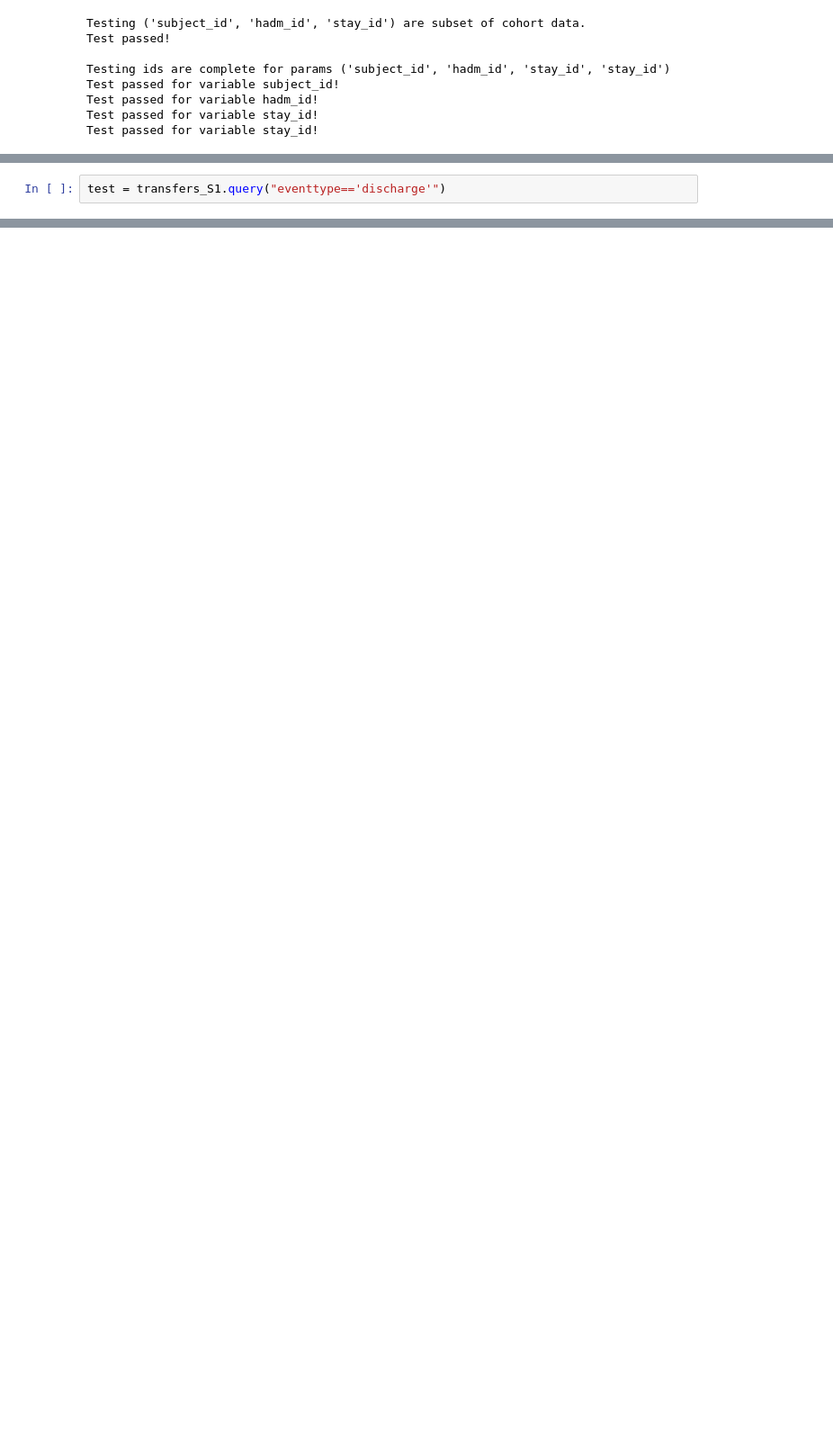
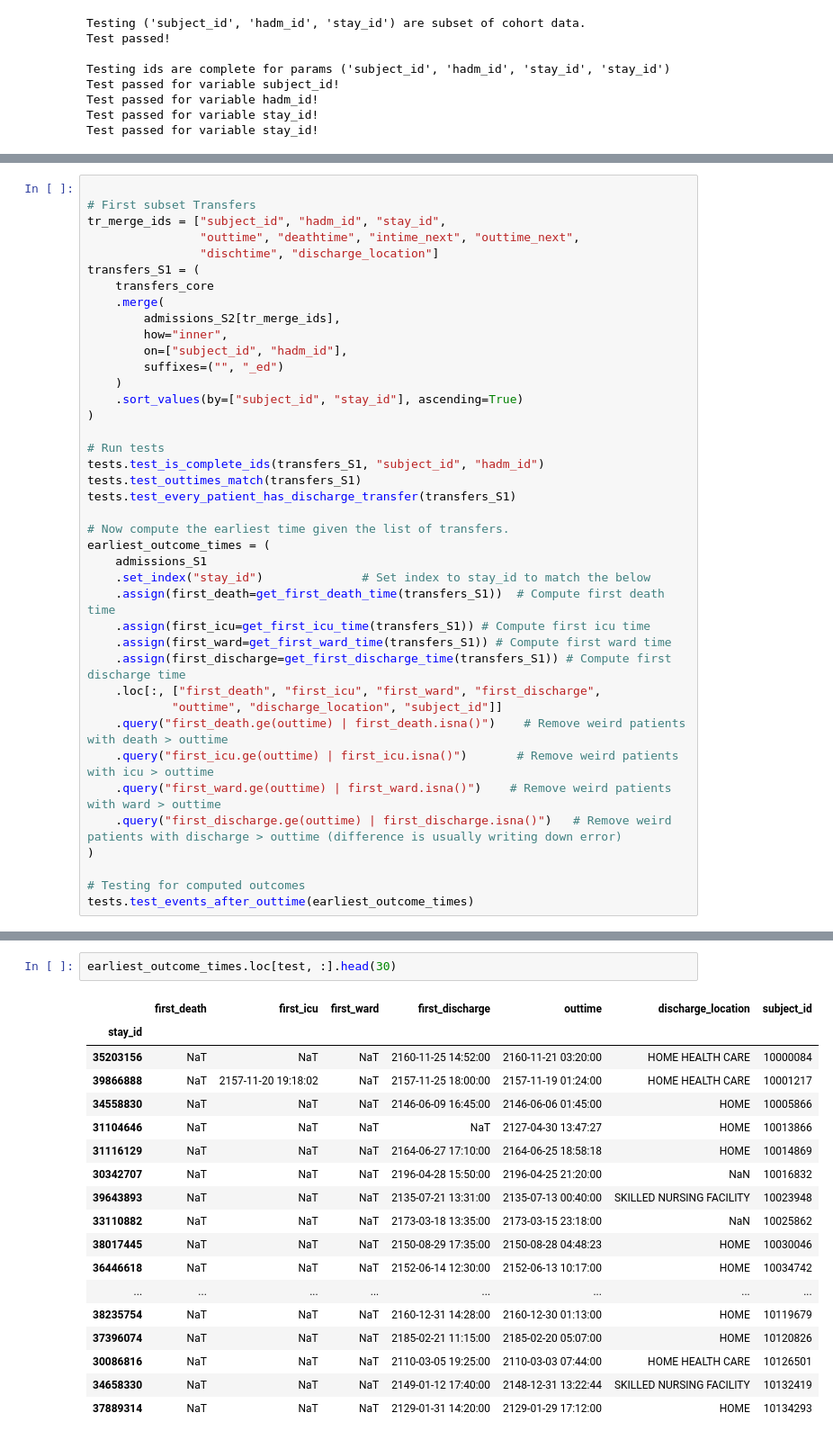
Before and after one commit to hrna-ox/VarPhenClustering, a Jupyter notebook: Developing Code.ipynb, the cells around one changed output, grey strips where cells are left out. Shown at 90% size. Cells and saved outputs as stored; diff of their text form; blank space fills up the shorter version.

```diff
--- a/Developing Code.ipynb
+++ b/Developing Code.ipynb
@@ -194,2 +199,0 @@ Test passed for variable hadm_id!
-# %%
-test = transfers_S1.query("eventtype=='discharge'")
@@ -353,0 +314,40 @@ earliest_outcome_times = (
+# %%
+
+# First subset Transfers
+tr_merge_ids = ["subject_id", "hadm_id", "stay_id",
+                "outtime", "deathtime", "intime_next", "outtime_next",
+                "dischtime", "discharge_location"]
+transfers_S1 = (
+    transfers_core
+    .merge(
+        admissions_S2[tr_merge_ids],
+        how="inner",
+        on=["subject_id", "hadm_id"],
+        suffixes=("", "_ed")
+    )
+    .sort_values(by=["subject_id", "stay_id"], ascending=True)
+)
+
+# Run tests
+tests.test_is_complete_ids(transfers_S1, "subject_id", "hadm_id")
+tests.test_outtimes_match(transfers_S1)
+tests.test_every_patient_has_discharge_transfer(transfers_S1)
+
+# Now compute the earliest time given the list of transfers.
+earliest_outcome_times = (
+    admissions_S1
+    .set_index("stay_id")              # Set index to stay_id to match the below
+    .assign(first_death=get_first_death_time(transfers_S1))  # Compute first death time
+    .assign(first_icu=get_first_icu_time(transfers_S1)) # Compute first icu time
+    .assign(first_ward=get_first_ward_time(transfers_S1)) # Compute first ward time
+    .assign(first_discharge=get_first_discharge_time(transfers_S1)) # Compute first discharge time
+    .loc[:, ["first_death", "first_icu", "first_ward", "first_discharge",
+            "outtime", "discharge_location", "subject_id"]]
+    .query("first_death.ge(outtime) | first_death.isna()")    # Remove weird patients with death > outtime
+    .query("first_icu.ge(outtime) | first_icu.isna()")       # Remove weird patients with icu > outtime
+    .query("first_ward.ge(outtime) | first_ward.isna()")    # Remove weird patients with ward > outtime
+    .query("first_discharge.ge(outtime) | first_discharge.isna()")   # Remove weird patients with discharge > outtime (difference is usually writing down error)
+)
+
+# Testing for computed outcomes
+tests.test_events_after_outtime(earliest_outcome_times)
@@ -353,0 +419,21 @@ earliest_outcome_times = (
+# %%
+earliest_outcome_times.loc[test, :].head(30)
+# %% [output]
+|  | first_death | first_icu | first_ward | first_discharge | outtime | discharge_location | subject_id |
+| stay_id |  |  |  |  |  |  |  |
+| 35203156 | NaT | NaT | NaT | 2160-11-25 14:52:00 | 2160-11-21 03:20:00 | HOME HEALTH CARE | 10000084 |
+| 39866888 | NaT | 2157-11-20 19:18:02 | NaT | 2157-11-25 18:00:00 | 2157-11-19 01:24:00 | HOME HEALTH CARE | 10001217 |
+| 34558830 | NaT | NaT | NaT | 2146-06-09 16:45:00 | 2146-06-06 01:45:00 | HOME | 10005866 |
+| 31104646 | NaT | NaT | NaT | NaT | 2127-04-30 13:47:27 | HOME | 10013866 |
+| 31116129 | NaT | NaT | NaT | 2164-06-27 17:10:00 | 2164-06-25 18:58:18 | HOME | 10014869 |
+| 30342707 | NaT | NaT | NaT | 2196-04-28 15:50:00 | 2196-04-25 21:20:00 | NaN | 10016832 |
+| 39643893 | NaT | NaT | NaT | 2135-07-21 13:31:00 | 2135-07-13 00:40:00 | SKILLED NURSING FACILITY | 10023948 |
+| 33110882 | NaT | NaT | NaT | 2173-03-18 13:35:00 | 2173-03-15 23:18:00 | NaN | 10025862 |
+| 38017445 | NaT | NaT | NaT | 2150-08-29 17:35:00 | 2150-08-28 04:48:23 | HOME | 10030046 |
+| 36446618 | NaT | NaT | NaT | 2152-06-14 12:30:00 | 2152-06-13 10:17:00 | HOME | 10034742 |
+| ... | ... | ... | ... | ... | ... | ... | ... |
+| 38235754 | NaT | NaT | NaT | 2160-12-31 14:28:00 | 2160-12-30 01:13:00 | HOME | 10119679 |
+| 37396074 | NaT | NaT | NaT | 2185-02-21 11:15:00 | 2185-02-20 05:07:00 | HOME | 10120826 |
+| 30086816 | NaT | NaT | NaT | 2110-03-05 19:25:00 | 2110-03-03 07:44:00 | HOME HEALTH CARE | 10126501 |
+| 34658330 | NaT | NaT | NaT | 2149-01-12 17:40:00 | 2148-12-31 13:22:44 | SKILLED NURSING FACILITY | 10132419 |
+| 37889314 | NaT | NaT | NaT | 2129-01-31 14:20:00 | 2129-01-29 17:12:00 | HOME | 10134293 |
```
Also changed, not shown: parts of 10 cells of this notebook, 1 other file.
